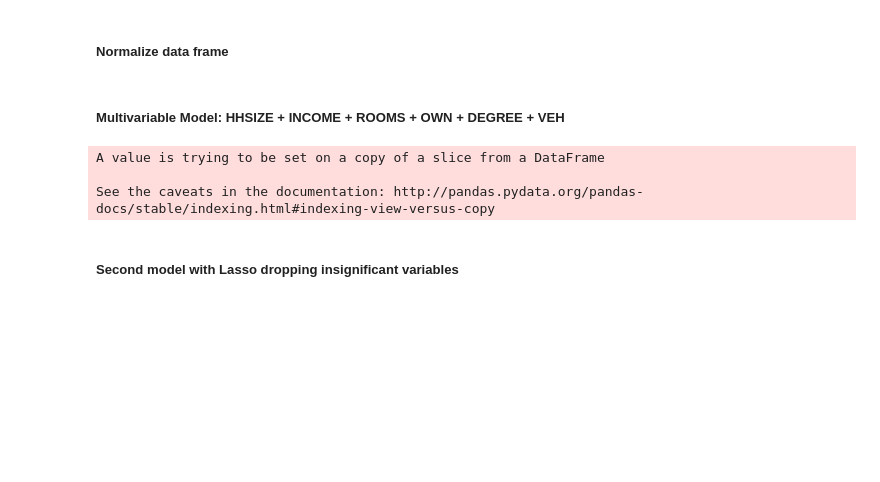
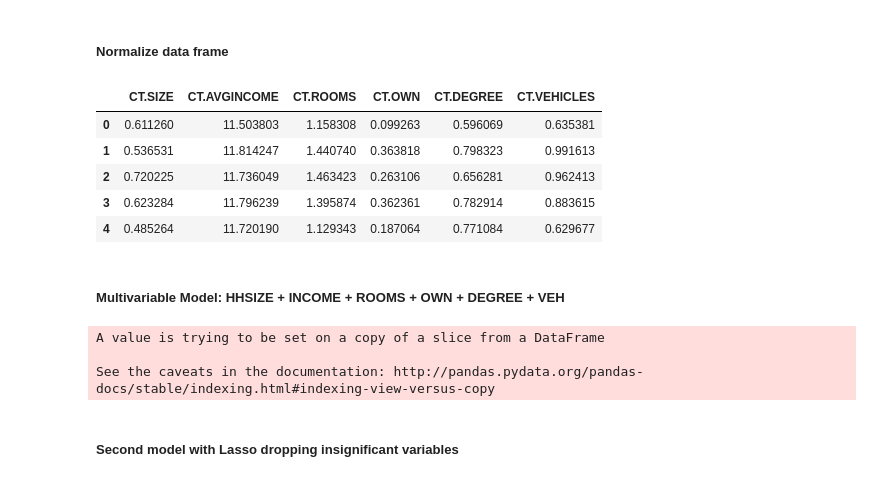
Before and after one commit to WinnieGao/Expenditures, a Jupyter notebook: Second model - INCOME, HHSIZE, ROOMS, OWN, DEGREE, VEHICLES.ipynb, the cells around one changed output. Saved outputs shown, nothing was run; the diff lists cells and outputs as text; code cells hidden in the pictures; blank space fills up the shorter version.

```diff
--- a/Second model - INCOME, HHSIZE, ROOMS, OWN, DEGREE, VEHICLES.ipynb
+++ b/Second model - INCOME, HHSIZE, ROOMS, OWN, DEGREE, VEHICLES.ipynb
@@ -29,6 +41,20 @@ log = np.log(fmli)
 log["OWN"] = fmli["OWN"]
 log["DEGREE"] = fmli["DEGREE"]
 log["VEHICLES"] = fmli["VEHICLES"]
+# %%
+# Log every variables, save it in a new data frame for future use.
+log_X = np.log(pred_X)
+log_X["CT.OWN"] = pred_X["CT.OWN"]
+log_X["CT.DEGREE"] = pred_X["CT.DEGREE"]
+log_X["CT.VEHICLES"] = pred_X["CT.VEHICLES"]
+log_X.head()
+# %% [output]
+|  | CT.SIZE | CT.AVGINCOME | CT.ROOMS | CT.OWN | CT.DEGREE | CT.VEHICLES |
+| 0 | 0.611260 | 11.503803 | 1.158308 | 0.099263 | 0.596069 | 0.635381 |
+| 1 | 0.536531 | 11.814247 | 1.440740 | 0.363818 | 0.798323 | 0.991613 |
+| 2 | 0.720225 | 11.736049 | 1.463423 | 0.263106 | 0.656281 | 0.962413 |
+| 3 | 0.623284 | 11.796239 | 1.395874 | 0.362361 | 0.782914 | 0.883615 |
+| 4 | 0.485264 | 11.720190 | 1.129343 | 0.187064 | 0.771084 | 0.629677 |
 # %% [markdown]
 ##### Multivariable Model: HHSIZE + INCOME + ROOMS  + OWN + DEGREE + VEH
 # %%
```
Also changed, not shown: parts of 9 cells of this notebook, 4 other files.
